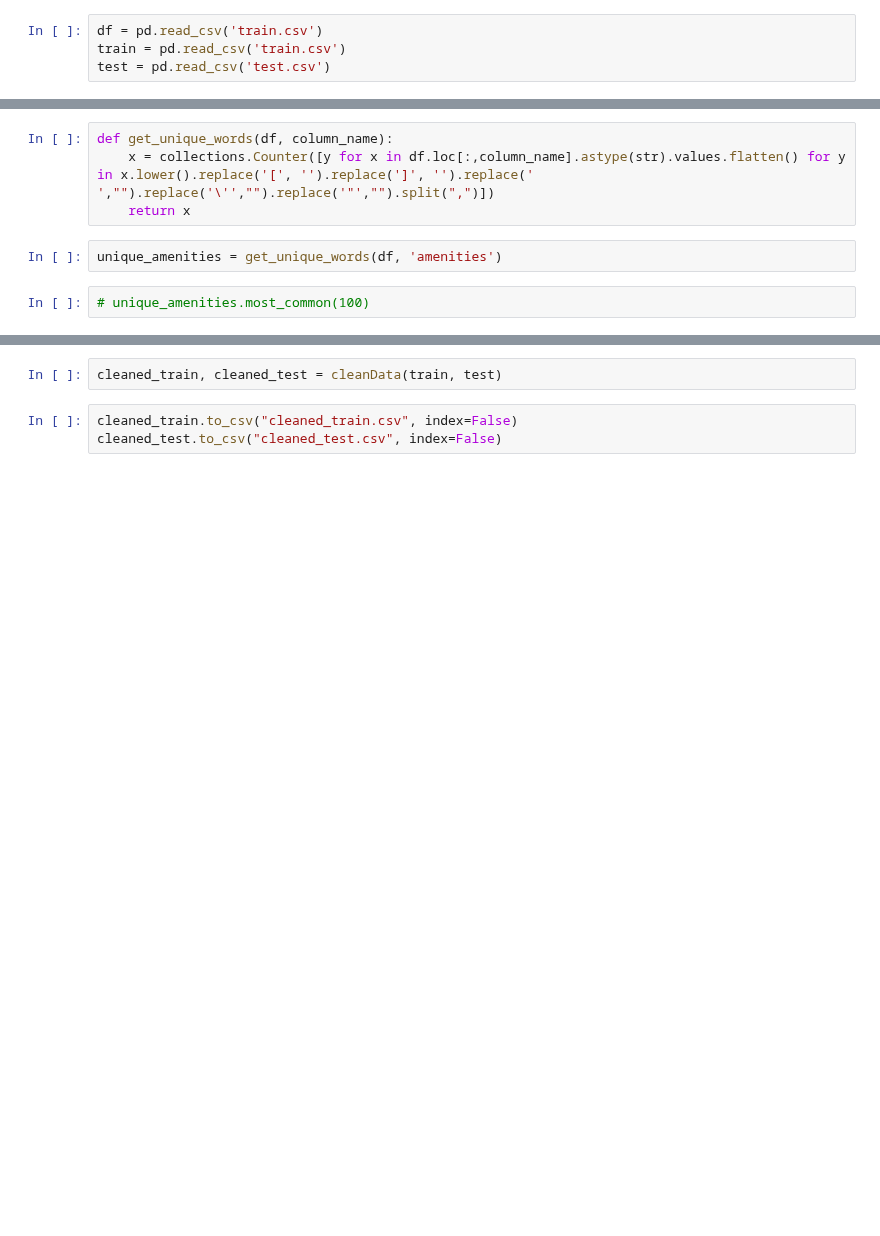
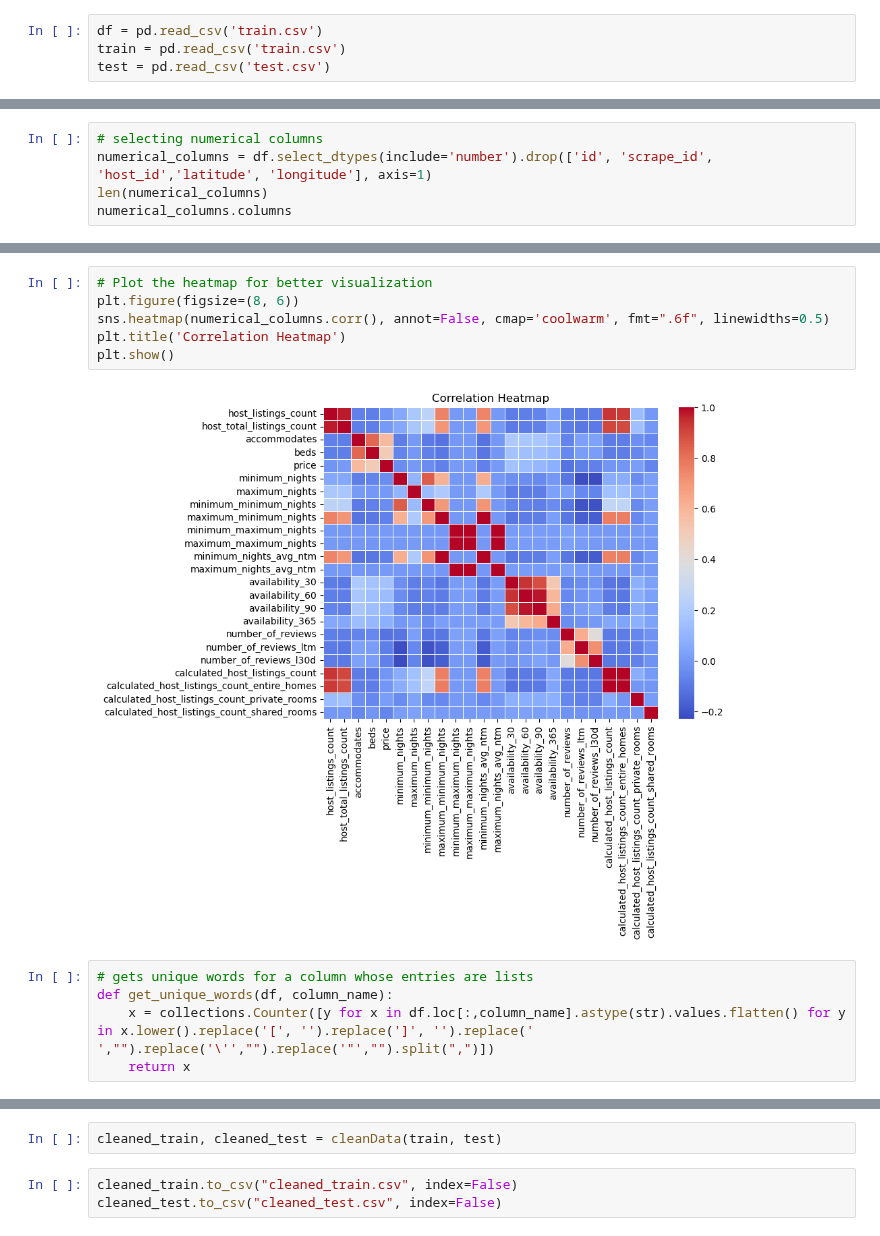
Before and after one commit to michelleeesi/kaggle, a Jupyter notebook: data_cleaning.ipynb, the cells around one changed output, grey strips where cells are left out. Saved outputs shown, nothing was run; the diff lists cells and outputs as text; blank space fills up the shorter version.

```diff
--- a/data_cleaning.ipynb
+++ b/data_cleaning.ipynb
@@ -35,0 +19,5 @@ import collections
+# %%
+# selecting numerical columns
+numerical_columns = df.select_dtypes(include='number').drop(['id', 'scrape_id', 'host_id','latitude', 'longitude'], axis=1)
+len(numerical_columns)
+numerical_columns.columns
@@ -36,9 +50,14 @@ import collections
+# %%
+# Plot the heatmap for better visualization
+plt.figure(figsize=(8, 6))
+sns.heatmap(numerical_columns.corr(), annot=False, cmap='coolwarm', fmt=".6f", linewidths=0.5)
+plt.title('Correlation Heatmap')
+plt.show()
+# %% [output]
+[figure, added]
 # %%
+# gets unique words for a column whose entries are lists
 def get_unique_words(df, column_name):
     x = collections.Counter([y for x in df.loc[:,column_name].astype(str).values.flatten() for y in x.lower().replace('[', '').replace(']', '').replace(' ',"").replace('\'',"").replace('"',"").split(",")])
     return x
-# %%
-unique_amenities = get_unique_words(df, 'amenities')
-# %%
-# unique_amenities.most_common(100)
 # %%
```
Also changed, not shown: parts of 11 cells of this notebook, 7 other files.
